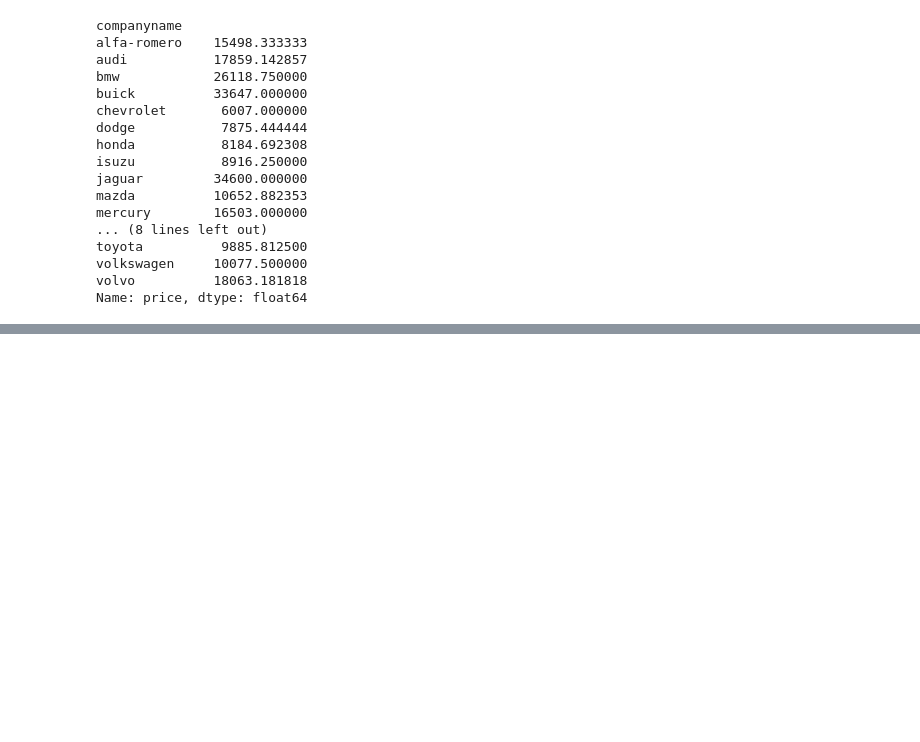
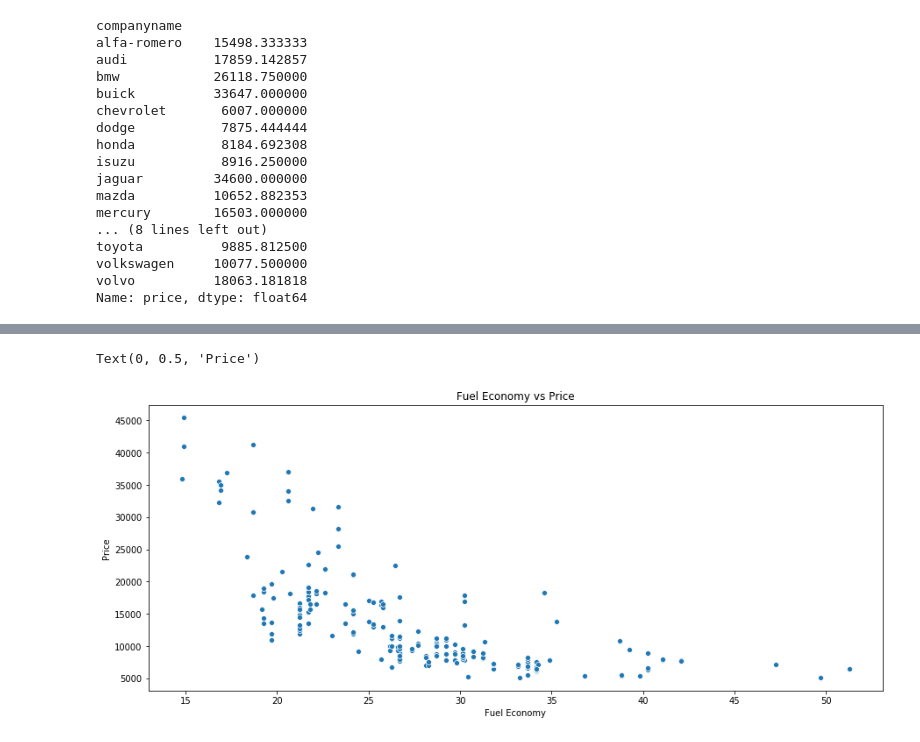
Before and after one commit to rishavhack/Projects-On-MachineLearning-OpenCV-NLP, a Jupyter notebook: Project 7 Car Price - Multiple Linear Regression/Car Price - Multiple Linear Regression.ipynb, the cells around one changed output, grey strips where cells are left out. Cells and saved outputs as stored; diff of their text form; code cells hidden in the pictures; blank space fills up the shorter version.

```diff
--- a/Project 7 Car Price - Multiple Linear Regression/Car Price - Multiple Linear Regression.ipynb
+++ b/Project 7 Car Price - Multiple Linear Regression/Car Price - Multiple Linear Regression.ipynb
@@ -337,0 +324,4 @@ temp2.reset_index()
+# %%
+bins = [0, 10000, 20000, 40000]
+cars_bins = ['Low', 'Medium', 'High']
+car_details['carsrange'] = pd.cut(temp1['price_y'], bins, right = False, labels = cars_bins)
@@ -337,0 +338,9 @@ temp2.reset_index()
+# %%
+plt.figure(figsize = (15,6))
+plt.title('Fuel Economy vs Price')
+sns.scatterplot(x = car_details['fueleconomy'], y = car_details['price'])
+plt.xlabel('Fuel Economy')
+plt.ylabel('Price')
+# %% [output]
+Text(0, 0.5, 'Price')
+[figure, added]
```
Also changed, not shown: parts of 6 cells of this notebook.
